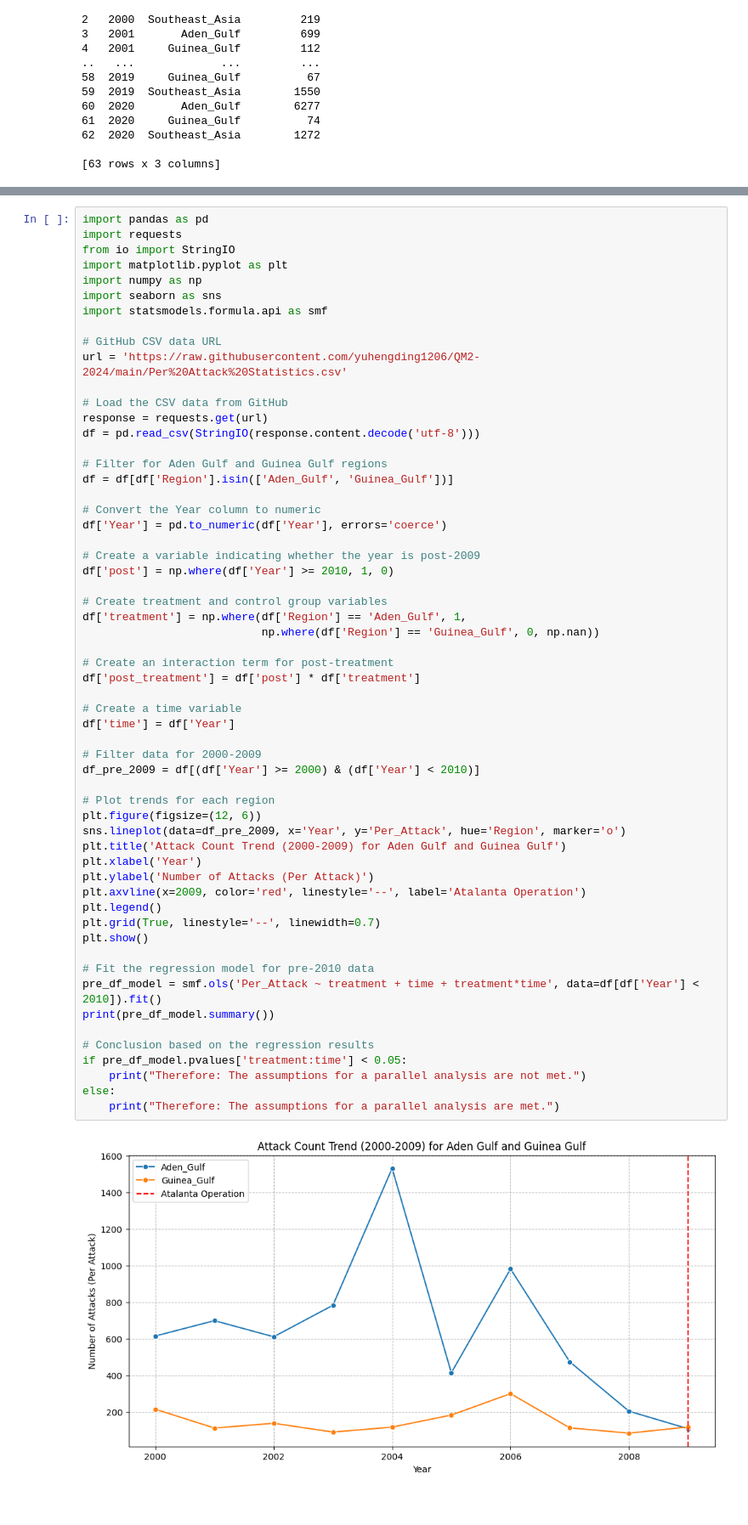
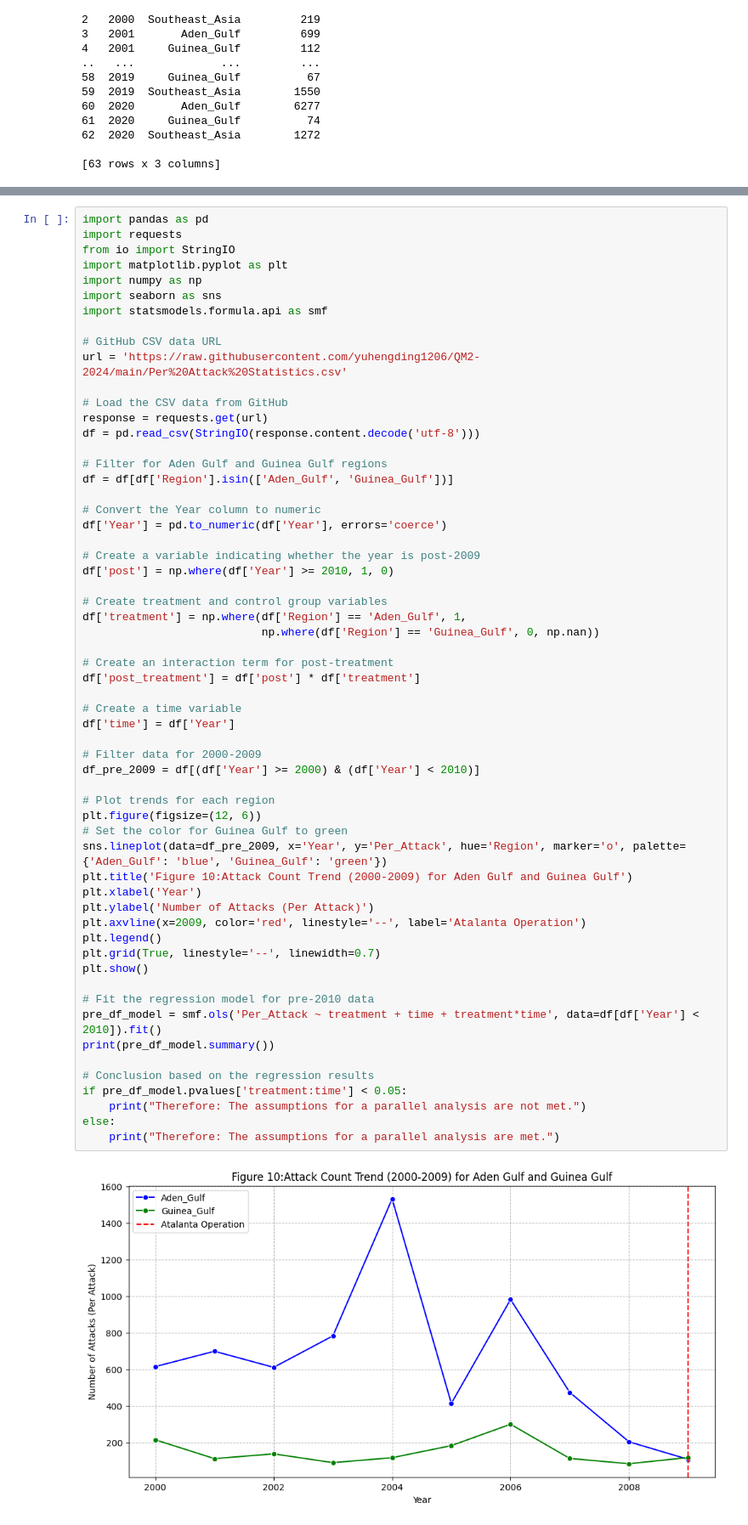
Before and after one commit to yuhengding1206/QM2-Group-Project-250120, a Jupyter notebook: QM2 group project.ipynb, the cells around one changed output, grey strips where cells are left out. Shown at 85% size. Saved outputs shown, nothing was run; the diff lists cells and outputs as text.

```diff
--- a/QM2 group project.ipynb
+++ b/QM2 group project.ipynb
@@ -843,36 +856,37 @@ df['treatment'] = np.where(df['Region'] == 'Aden_Gulf', 1,
                            np.where(df['Region'] == 'Guinea_Gulf', 0, np.nan))
 
 # Create an interaction term for post-treatment
 df['post_treatment'] = df['post'] * df['treatment']
 
 # Create a time variable
 df['time'] = df['Year']
 
 # Filter data for 2000-2009
 df_pre_2009 = df[(df['Year'] >= 2000) & (df['Year'] < 2010)]
 
 # Plot trends for each region
 plt.figure(figsize=(12, 6))
-sns.lineplot(data=df_pre_2009, x='Year', y='Per_Attack', hue='Region', marker='o')
-plt.title('Attack Count Trend (2000-2009) for Aden Gulf and Guinea Gulf')
+# Set the color for Guinea Gulf to green
+sns.lineplot(data=df_pre_2009, x='Year', y='Per_Attack', hue='Region', marker='o', palette={'Aden_Gulf': 'blue', 'Guinea_Gulf': 'green'})
+plt.title('Figure 10:Attack Count Trend (2000-2009) for Aden Gulf and Guinea Gulf')
 plt.xlabel('Year')
 plt.ylabel('Number of Attacks (Per Attack)')
 plt.axvline(x=2009, color='red', linestyle='--', label='Atalanta Operation')
 plt.legend()
 plt.grid(True, linestyle='--', linewidth=0.7)
 plt.show()
 
 # Fit the regression model for pre-2010 data
 pre_df_model = smf.ols('Per_Attack ~ treatment + time + treatment*time', data=df[df['Year'] < 2010]).fit()
 print(pre_df_model.summary())
 
 # Conclusion based on the regression results
 if pre_df_model.pvalues['treatment:time'] < 0.05:
     print("Therefore: The assumptions for a parallel analysis are not met.")
 else:
     print("Therefore: The assumptions for a parallel analysis are met.")
 # %% [output]
-[figure, old version]
+[figure, new version]
                             OLS Regression Results
 ==============================================================================
 Dep. Variable:             Per_Attack   R-squared:                       0.539
```
Also changed, not shown: parts of 11 cells of this notebook.
